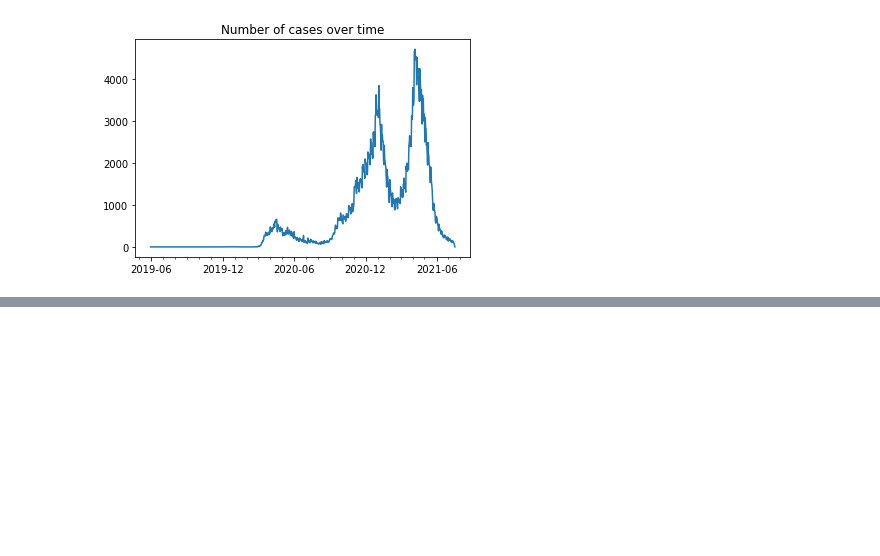
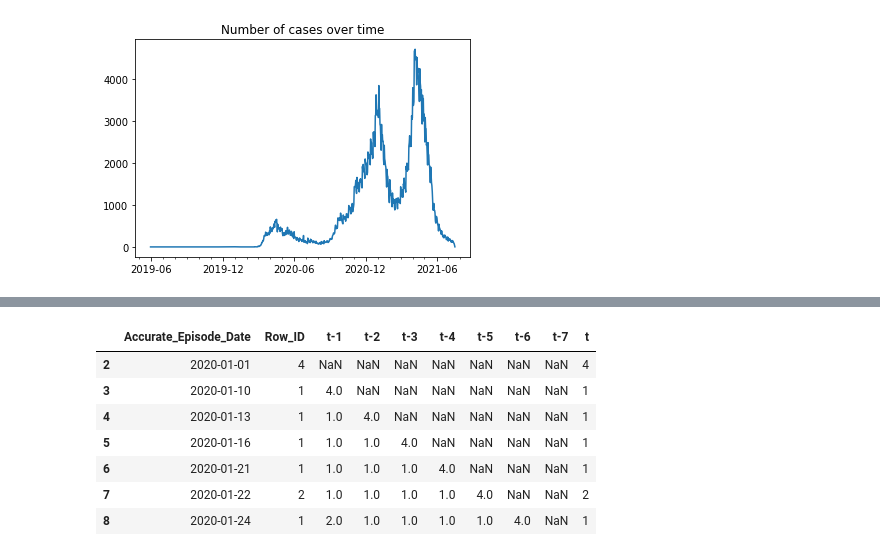
Before and after one commit to farbodab/ds-tools-ai4ph, a Jupyter notebook: Data Science Tools.ipynb, the cells around one changed output, grey strips where cells are left out. Cells and saved outputs as stored; diff of their text form; code cells hidden in the pictures; blank space fills up the shorter version.

```diff
--- a/Data Science Tools.ipynb
+++ b/Data Science Tools.ipynb
@@ -236,0 +393,2 @@ Text(0.5, 1.0, 'Number of cases over time')
+# %%
+agg = agg.drop(agg.loc[agg.Accurate_Episode_Date < '2020-01-01'].index)
@@ -236,0 +404,20 @@ Text(0.5, 1.0, 'Number of cases over time')
+# %%
+agg['t-1'] = agg['Row_ID'].shift(1)
+agg['t-2'] = agg['Row_ID'].shift(2)
+agg['t-3'] = agg['Row_ID'].shift(3)
+agg['t-4'] = agg['Row_ID'].shift(4)
+agg['t-5'] = agg['Row_ID'].shift(5)
+agg['t-6'] = agg['Row_ID'].shift(6)
+agg['t-7'] = agg['Row_ID'].shift(7)
+agg['t'] = agg['Row_ID']
+# %%
+agg.head(7)
+# %% [output]
+|  | Accurate_Episode_Date | Row_ID | t-1 | t-2 | t-3 | t-4 | t-5 | t-6 | t-7 | t |
+| 2 | 2020-01-01 | 4 | NaN | NaN | NaN | NaN | NaN | NaN | NaN | 4 |
+| 3 | 2020-01-10 | 1 | 4.0 | NaN | NaN | NaN | NaN | NaN | NaN | 1 |
+| 4 | 2020-01-13 | 1 | 1.0 | 4.0 | NaN | NaN | NaN | NaN | NaN | 1 |
+| 5 | 2020-01-16 | 1 | 1.0 | 1.0 | 4.0 | NaN | NaN | NaN | NaN | 1 |
+| 6 | 2020-01-21 | 1 | 1.0 | 1.0 | 1.0 | 4.0 | NaN | NaN | NaN | 1 |
+| 7 | 2020-01-22 | 2 | 1.0 | 1.0 | 1.0 | 1.0 | 4.0 | NaN | NaN | 2 |
+| 8 | 2020-01-24 | 1 | 2.0 | 1.0 | 1.0 | 1.0 | 1.0 | 4.0 | NaN | 1 |
```
Also changed, not shown: parts of 70 cells of this notebook, 5 other files.
